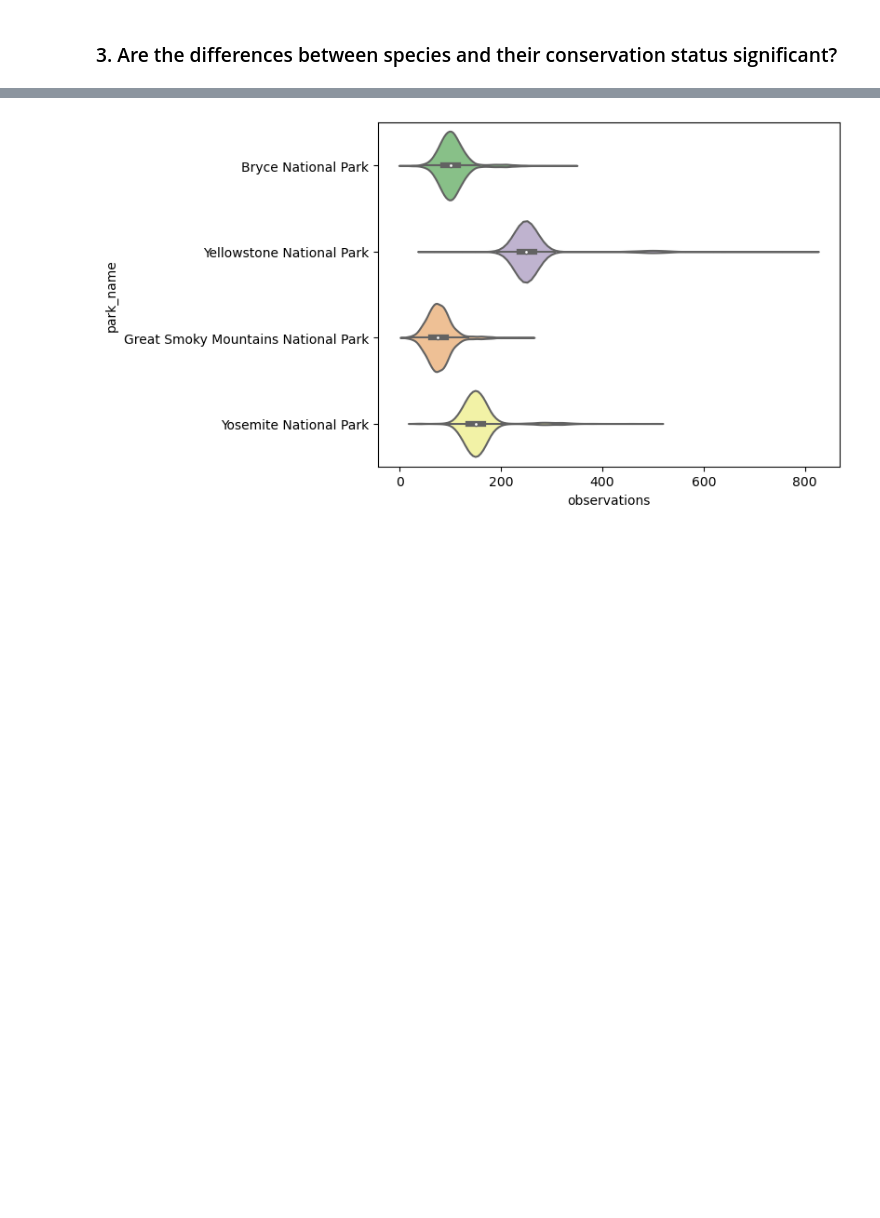
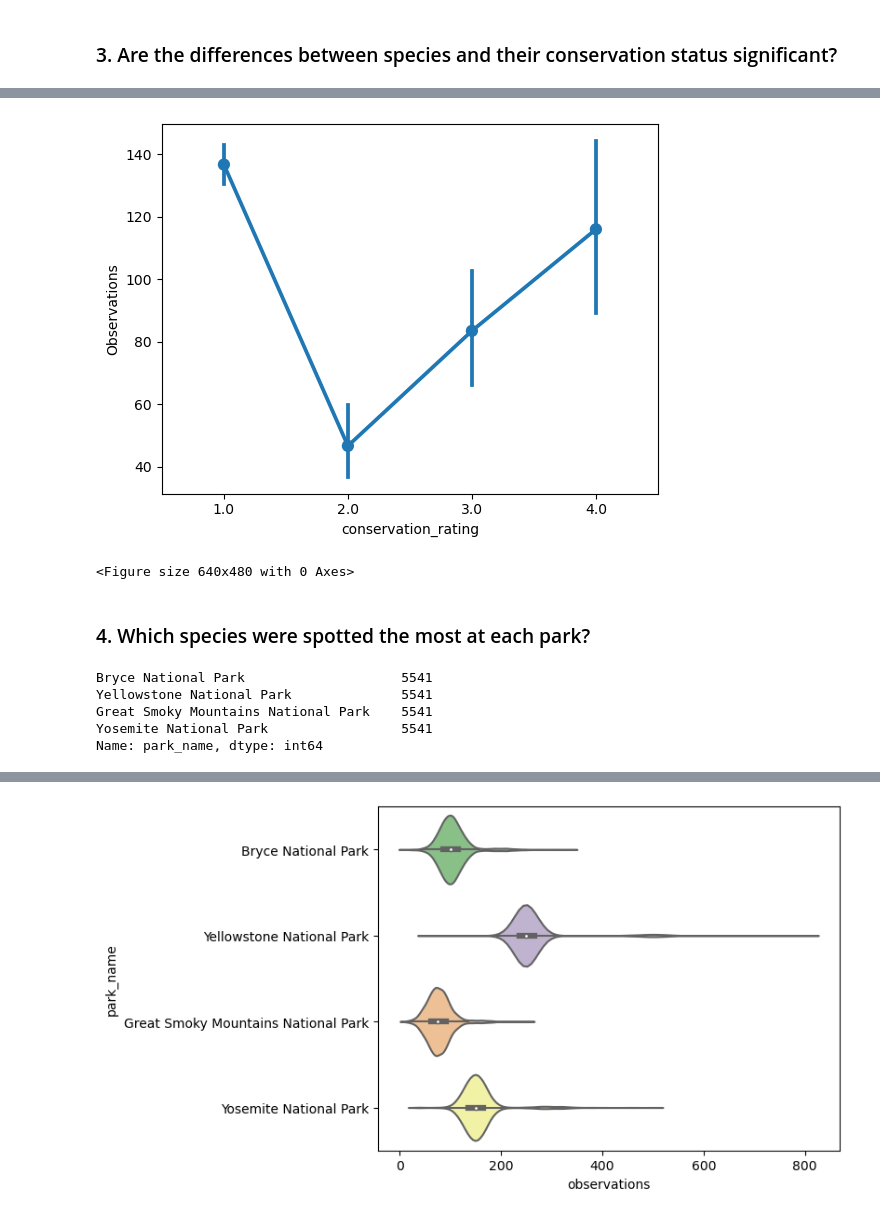
Before and after one commit to cacaprog/learning-projects, a Jupyter notebook: biodiversity/biodiversity.ipynb, the cells around one changed output, grey strips where cells are left out. Cells and saved outputs as stored; diff of their text form; code cells hidden in the pictures; blank space fills up the shorter version.

```diff
--- a/biodiversity/biodiversity.ipynb
+++ b/biodiversity/biodiversity.ipynb
@@ -394,0 +493,18 @@ memory usage: 1.2+ MB
+# %%
+sns.pointplot(x='conservation_rating', y='observations', data = species_df)
+plt.ylabel('Observations')
+plt.show()
+plt.clf()
+# %% [output]
+[figure, added]
+<Figure size 640x480 with 0 Axes>
+# %% [markdown]
+### 4. Which species were spotted the most at each park?
+# %%
+species_df.park_name.value_counts()
+# %% [output]
+Bryce National Park                    5541
+Yellowstone National Park              5541
+Great Smoky Mountains National Park    5541
+Yosemite National Park                 5541
+Name: park_name, dtype: int64
```
Also changed, not shown: parts of 45 cells of this notebook.
